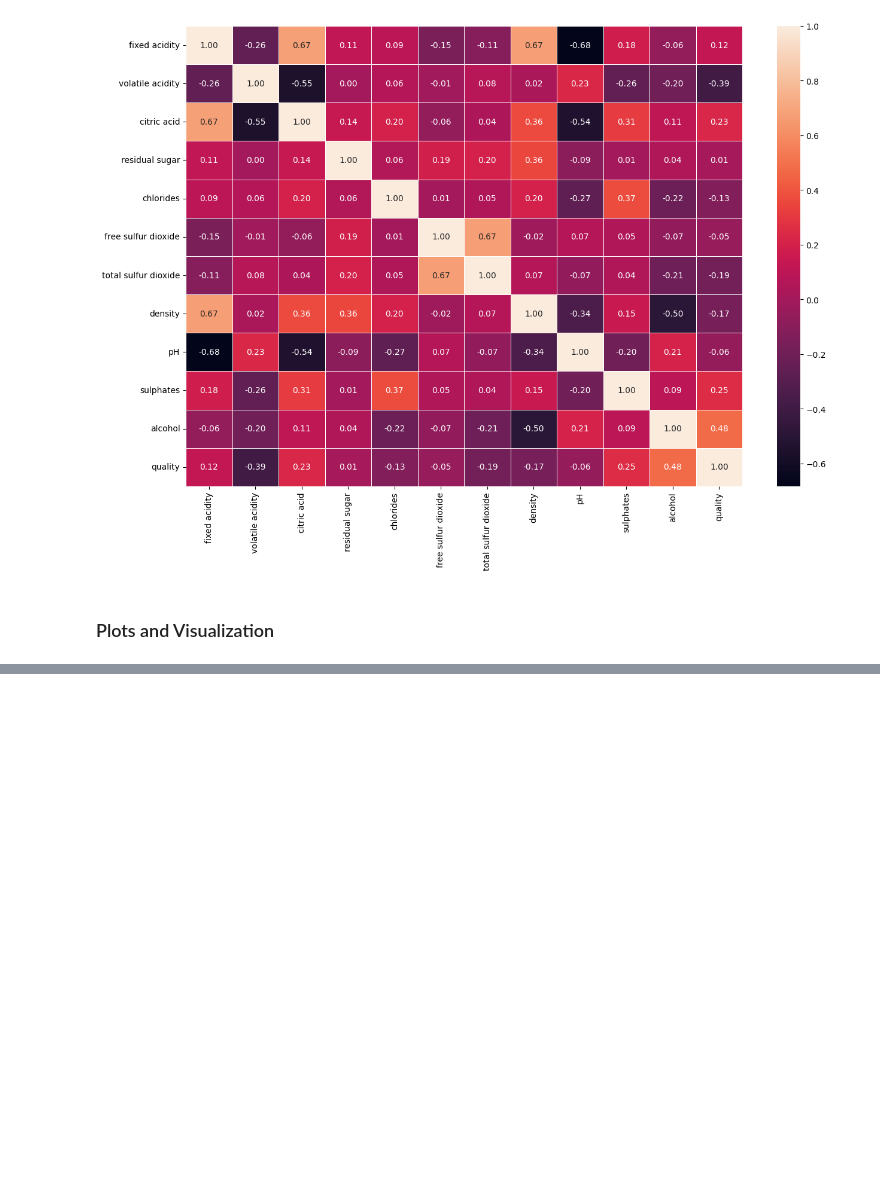
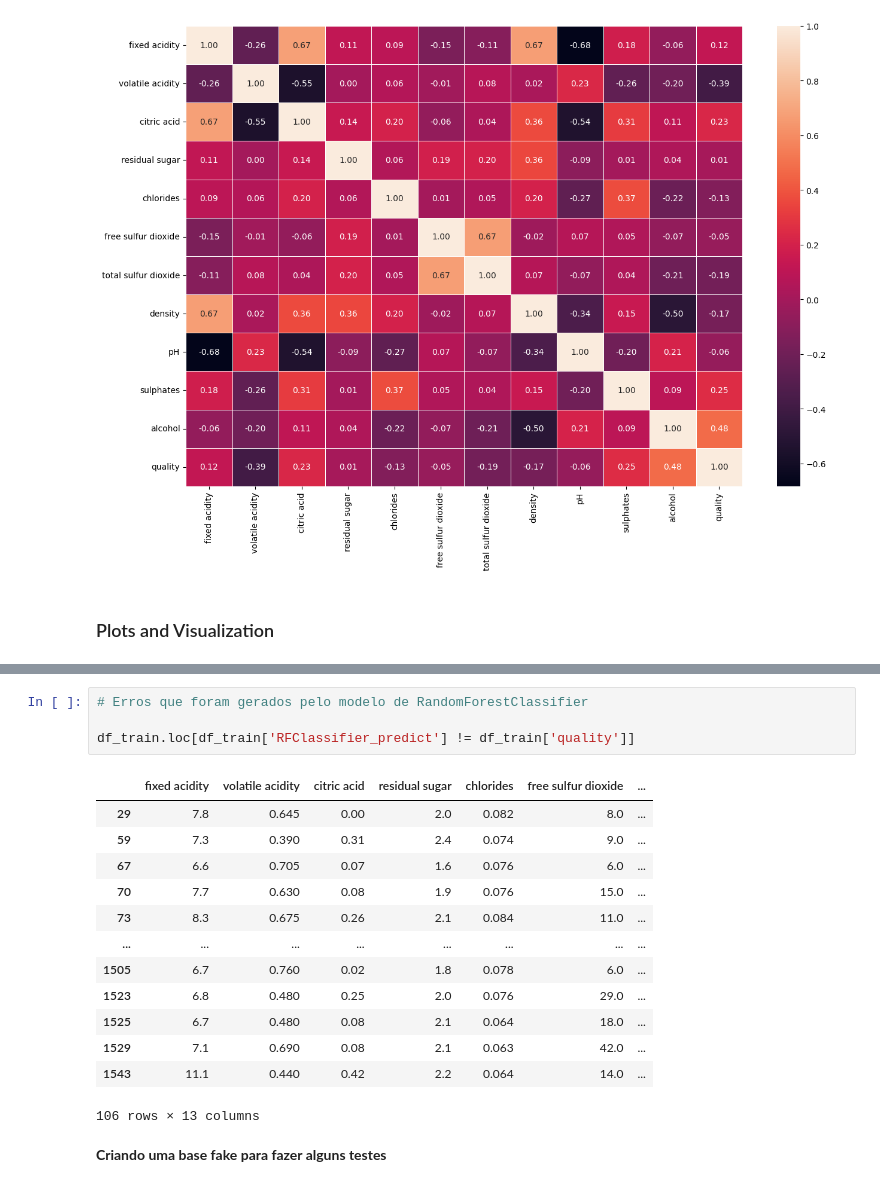
Before and after one commit to saldanha-marcel/datascience-coderhouse, a Jupyter notebook: Projeto Coderhouse Vinhos.ipynb, the cells around one changed output, grey strips where cells are left out. Cells and saved outputs as stored; diff of their text form; blank space fills up the shorter version.

```diff
--- a/Projeto Coderhouse Vinhos.ipynb
+++ b/Projeto Coderhouse Vinhos.ipynb
@@ -151,0 +347,20 @@ weighted avg       0.52      0.56      0.53       480
+# %%
+# Erros que foram gerados pelo modelo de RandomForestClassifier
+
+df_train.loc[df_train['RFClassifier_predict'] != df_train['quality']]
+# %% [output]
+|  | fixed acidity | volatile acidity | citric acid | residual sugar | chlorides | free sulfur dioxide | ... |
+| 29 | 7.8 | 0.645 | 0.00 | 2.0 | 0.082 | 8.0 | ... |
+| 59 | 7.3 | 0.390 | 0.31 | 2.4 | 0.074 | 9.0 | ... |
+| 67 | 6.6 | 0.705 | 0.07 | 1.6 | 0.076 | 6.0 | ... |
+| 70 | 7.7 | 0.630 | 0.08 | 1.9 | 0.076 | 15.0 | ... |
+| 73 | 8.3 | 0.675 | 0.26 | 2.1 | 0.084 | 11.0 | ... |
+| ... | ... | ... | ... | ... | ... | ... | ... |
+| 1505 | 6.7 | 0.760 | 0.02 | 1.8 | 0.078 | 6.0 | ... |
+| 1523 | 6.8 | 0.480 | 0.25 | 2.0 | 0.076 | 29.0 | ... |
+| 1525 | 6.7 | 0.480 | 0.08 | 2.1 | 0.064 | 18.0 | ... |
+| 1529 | 7.1 | 0.690 | 0.08 | 2.1 | 0.063 | 42.0 | ... |
+| 1543 | 11.1 | 0.440 | 0.42 | 2.2 | 0.064 | 14.0 | ... |
+106 rows × 13 columns
+# %% [markdown]
+**Criando uma base fake para fazer alguns testes**
```
Also changed, not shown: parts of 40 cells of this notebook.
